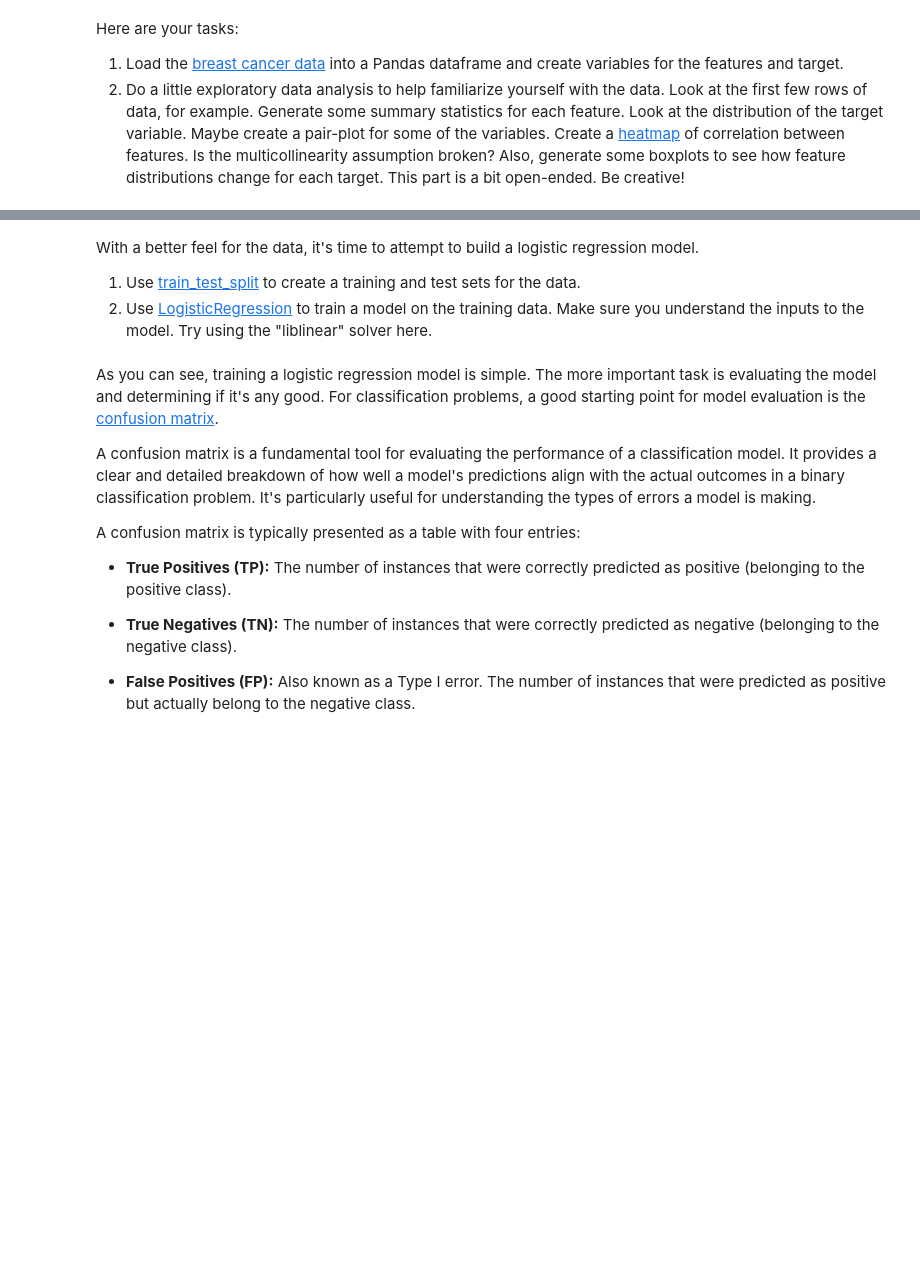
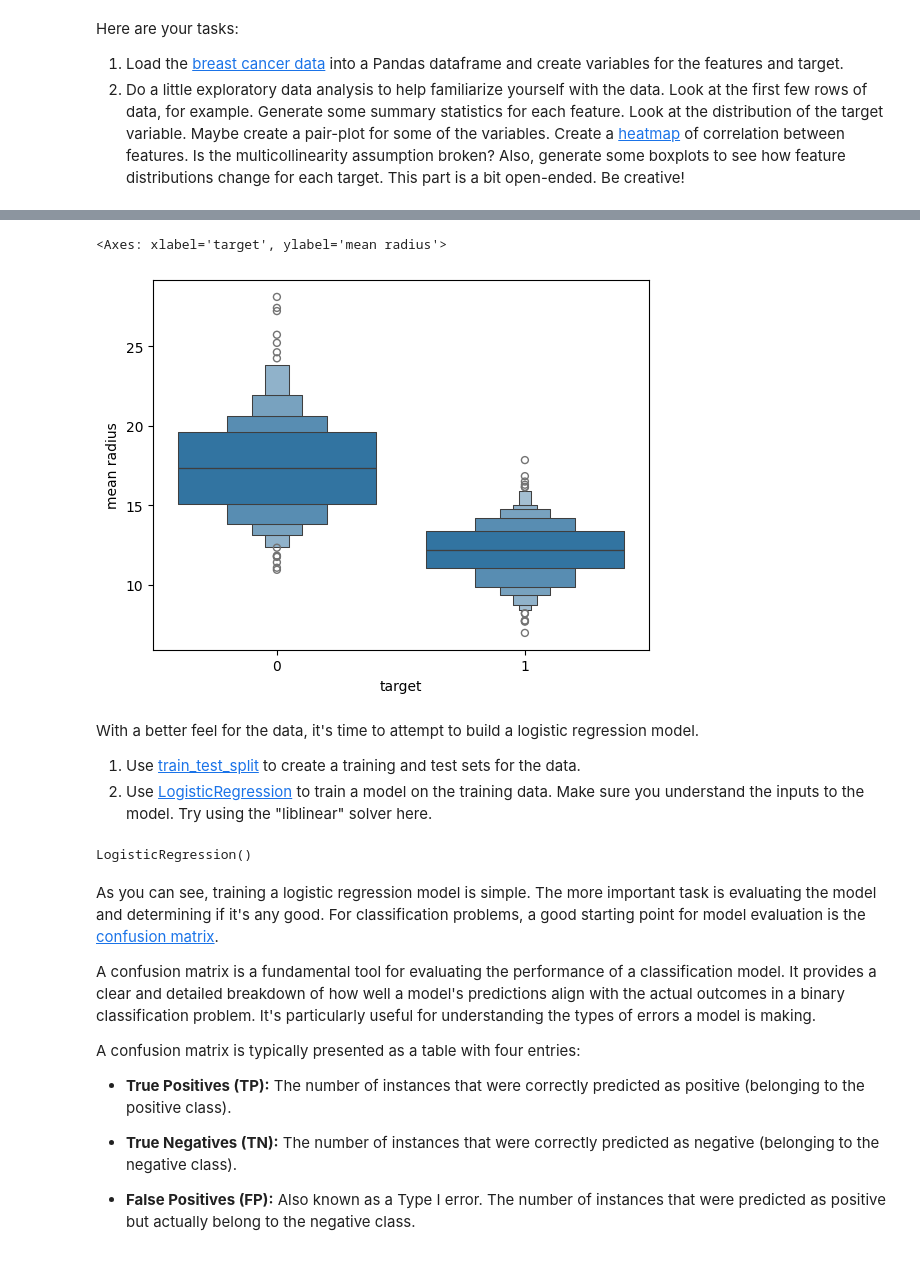
Before and after one commit to FranciscoNav/springboard, a Jupyter notebook: Student_MLE_MiniProject_Logistic_Regression.ipynb, the cells around one changed output, grey strips where cells are left out. Saved outputs shown, nothing was run; the diff lists cells and outputs as text; code cells hidden in the pictures; blank space fills up the shorter version.

```diff
--- a/Student_MLE_MiniProject_Logistic_Regression.ipynb
+++ b/Student_MLE_MiniProject_Logistic_Regression.ipynb
@@ -86,5 +116,9 @@ df.head()
 # %%
 # Create a boxplot for mean radius by target type
+sns.boxenplot(data=mean_features, x='target', y='mean radius')
+# %% [output]
+<Axes: xlabel='target', ylabel='mean radius'>
+[figure, added]
 # %% [markdown]
 With a better feel for the data, it's time to attempt to build a logistic regression model.
 
@@ -97,3 +132,16 @@ With a better feel for the data, it's time to attempt to build a logistic regres
+# %%
+# Build and train logistic regression model
+scaler = StandardScaler()
+
+scaler.fit(x_train)
+
+x_train = scaler.transform(x_train)
+x_test = scaler.transform(x_test)
+
+log_reg = LogisticRegression()
+log_reg.fit(x_train, y_train)
+# %% [output]
+LogisticRegression()
 # %% [markdown]
 As you can see, training a logistic regression model is simple. The more important task is evaluating the model and determining if it's any good. For classification problems, a good starting point for model evaluation is the [confusion matrix](https://scikit-learn.org/stable/modules/generated/sklearn.metrics.confusion_matrix.html).
 
```
Also changed, not shown: parts of 19 cells of this notebook.
